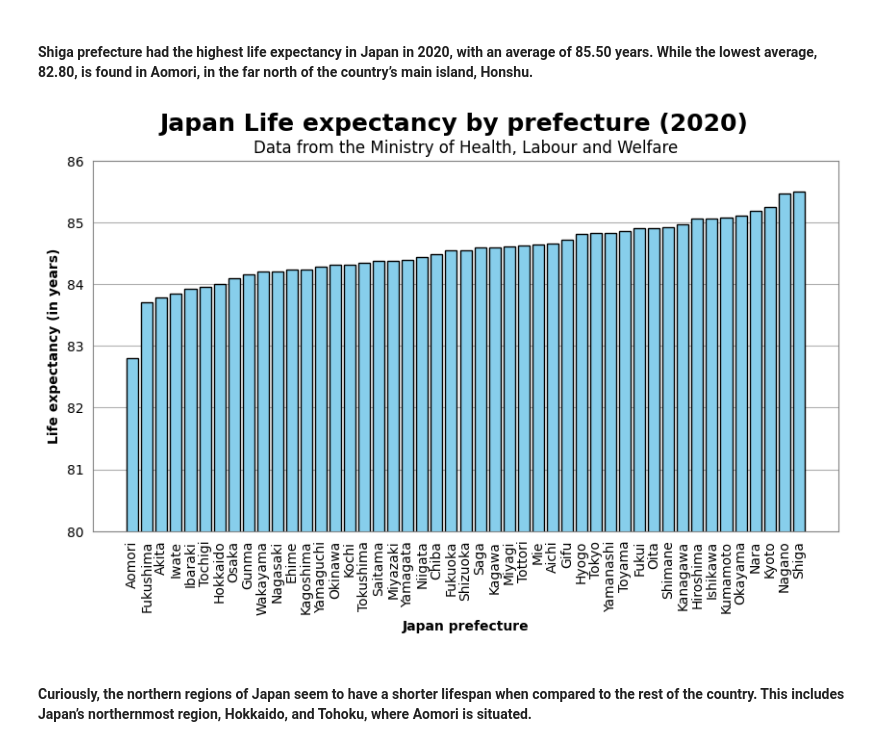
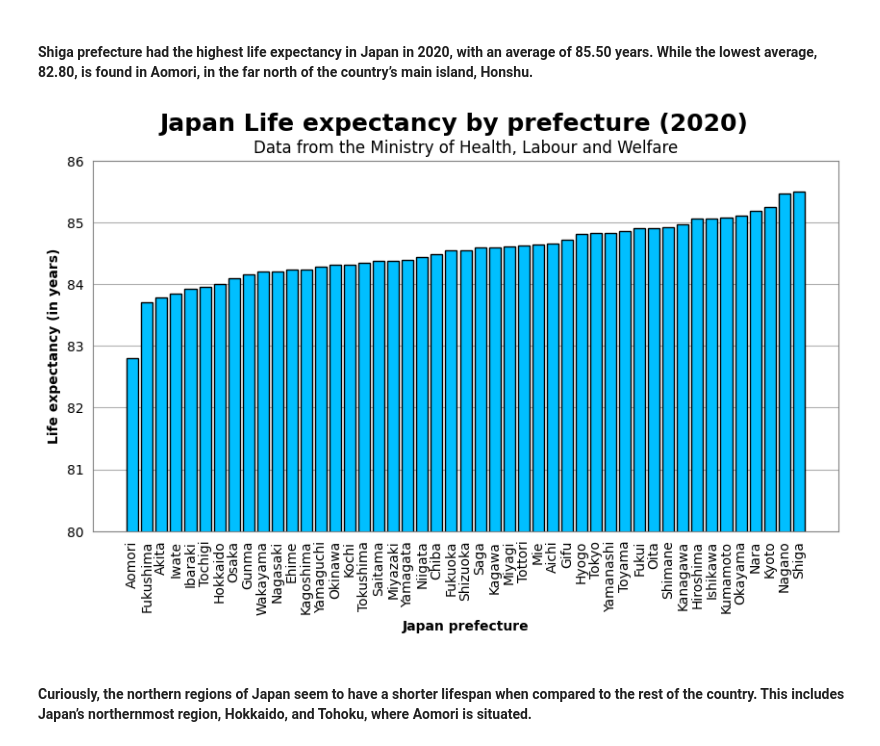
Before and after one commit to rafaseto/japan-life-expectancy, a Jupyter notebook: data_analysis.ipynb, the cells around one changed output. Drawn from its saved outputs; the diff is of its cells as text; code cells hidden in the pictures.

```diff
--- a/data_analysis.ipynb
+++ b/data_analysis.ipynb
@@ -40,7 +40,7 @@ import matplotlib.pyplot as plt
 df_sorted = df.sort_values(by='Life_expectancy', ignore_index=True)
 # %%
 plt.figure(figsize=(10,5))
-plt.bar(df_sorted['Prefecture'], df_sorted['Life_expectancy'], color='skyblue', edgecolor='black', zorder=2)
+plt.bar(df_sorted['Prefecture'], df_sorted['Life_expectancy'], color='deepskyblue', edgecolor='black', zorder=2)
 
 # Axis object
 ax = plt.gca()
@@ -48,34 +48,34 @@ ax = plt.gca()
 # Change the colors of the axis
 ax.spines['top'].set_color('gray')
 ax.spines['bottom'].set_color('gray')
 ax.spines['left'].set_color('gray')
 ax.spines['right'].set_color('gray')
 
 # Remove ticks from the axis
 ax.tick_params(axis='x', which='both', bottom=False, top=False)
 ax.tick_params(axis='y', which='both', left=False, right=False)
 
 # Y axis interval
 plt.ylim(80, 86)
 
 # Add a grid
 plt.grid(True, axis='y', zorder=0)
 
 # Title of the graph
 plt.suptitle('Japan Life expectancy by prefecture (2020)', fontsize=18, fontweight='bold')
 
 # Subtitle of the graph
 plt.title('Data from the Ministry of Health, Labour and Welfare', fontsize=12)
 
 plt.xlabel('Japan prefecture', fontweight='bold')
 plt.ylabel('Life expectancy (in years)', fontweight='bold')
 
 # Rotate the x labels
 plt.xticks(rotation=90)
 
 plt.show()
 # %% [output]
-[figure, old version]
+[figure, new version]
 # %% [markdown]
 #### Curiously, the northern regions of Japan seem to have a shorter lifespan when compared to the rest of the country. This includes Japan’s northernmost region, Hokkaido, and Tohoku, where Aomori is situated.
 # %%
```
Also changed, not shown: parts of 4 cells of this notebook.
